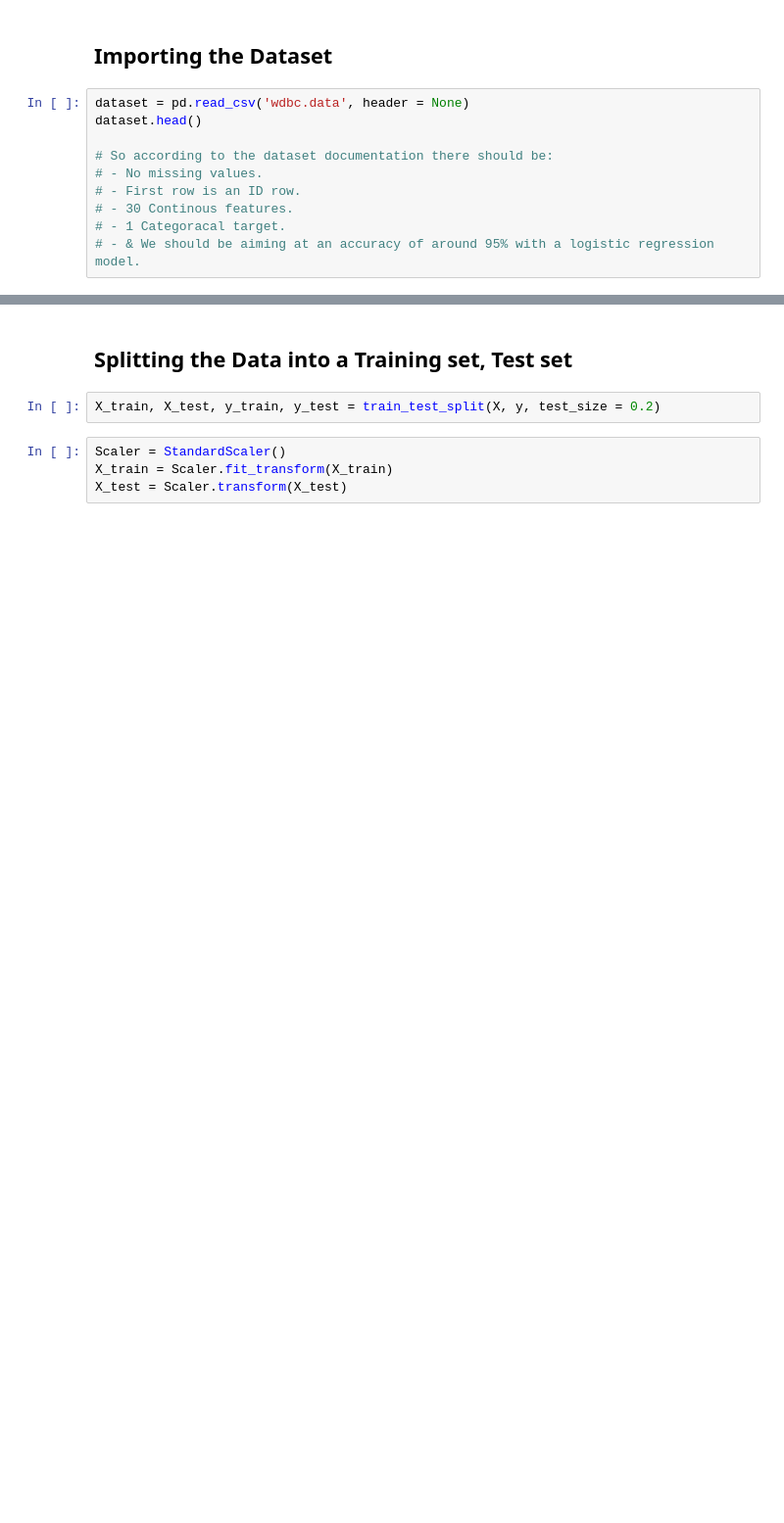
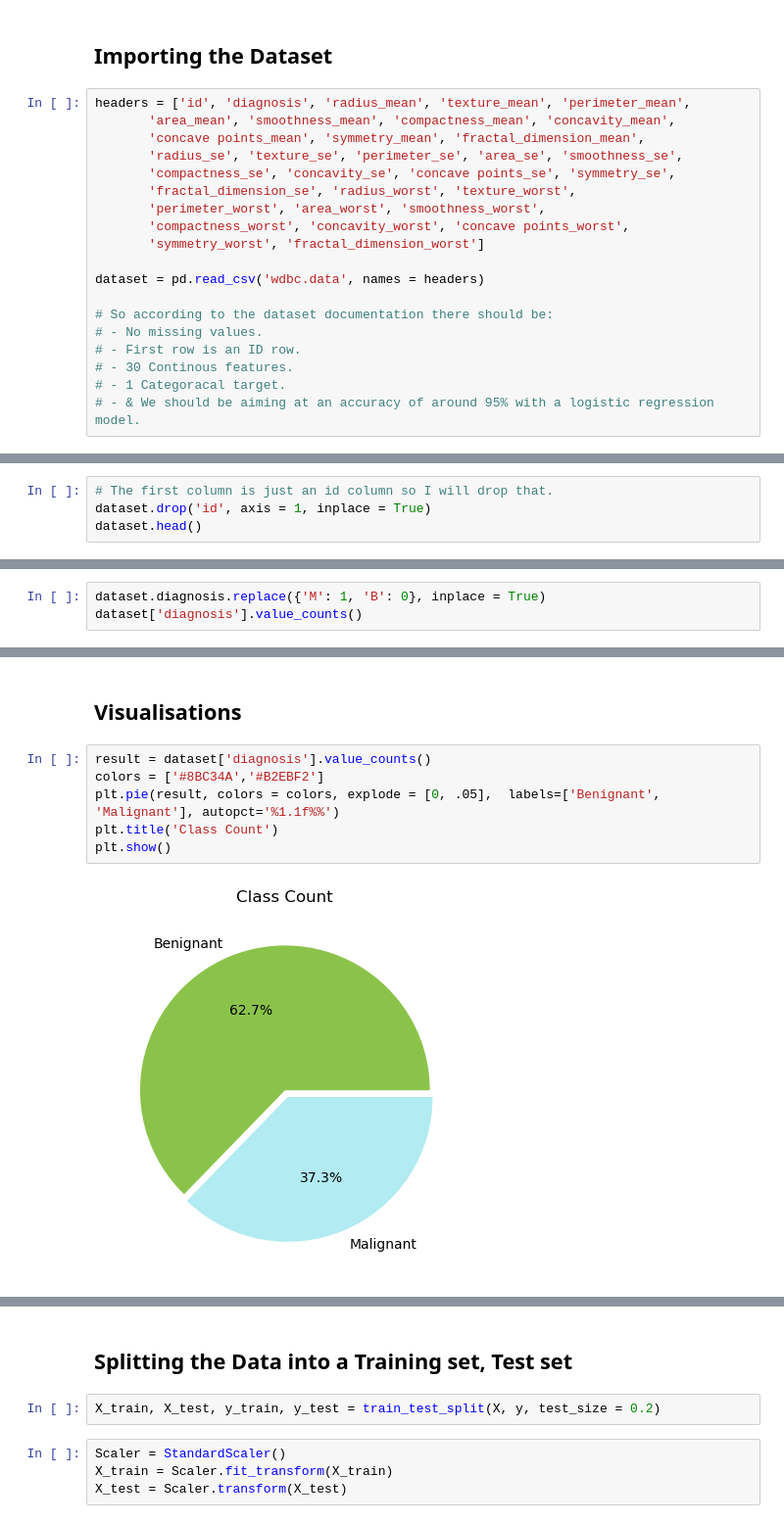
Before and after one commit to PimeTandas/machine-learning-courses-and-notes, a Jupyter notebook: Logistic Regression for Breast Cancer Classification/Logistic Regression for Breast Cancer Classification.ipynb, the cells around one changed output, grey strips where cells are left out. Shown: that part at 98% size. Cells and saved outputs as stored; diff of their text form; blank space fills up the shorter version.

```diff
--- a/Logistic Regression for Breast Cancer Classification/Logistic Regression for Breast Cancer Classification.ipynb
+++ b/Logistic Regression for Breast Cancer Classification/Logistic Regression for Breast Cancer Classification.ipynb
@@ -13,8 +18,17 @@ from sklearn.metrics import accuracy_score, confusion_matrix
 # %% [markdown]
 ## Importing the Dataset
 # %%
-dataset = pd.read_csv('wdbc.data', header = None)
-dataset.head()
+headers = ['id', 'diagnosis', 'radius_mean', 'texture_mean', 'perimeter_mean',
+       'area_mean', 'smoothness_mean', 'compactness_mean', 'concavity_mean',
+       'concave points_mean', 'symmetry_mean', 'fractal_dimension_mean',
+       'radius_se', 'texture_se', 'perimeter_se', 'area_se', 'smoothness_se',
+       'compactness_se', 'concavity_se', 'concave points_se', 'symmetry_se',
+       'fractal_dimension_se', 'radius_worst', 'texture_worst',
+       'perimeter_worst', 'area_worst', 'smoothness_worst',
+       'compactness_worst', 'concavity_worst', 'concave points_worst',
+       'symmetry_worst', 'fractal_dimension_worst']
+
+dataset = pd.read_csv('wdbc.data', names = headers)
 
 # So according to the dataset documentation there should be:
 # - No missing values.
@@ -32,0 +51,4 @@ dataset.head()
+# %%
+# The first column is just an id column so I will drop that.
+dataset.drop('id', axis = 1, inplace = True)
+dataset.head()
@@ -32,0 +130,3 @@ dataset.head()
+# %%
+dataset.diagnosis.replace({'M': 1, 'B': 0}, inplace = True)
+dataset['diagnosis'].value_counts()
@@ -32,0 +138,10 @@ dataset.head()
+# %% [markdown]
+## Visualisations
+# %%
+result = dataset['diagnosis'].value_counts()
+colors = ['#8BC34A','#B2EBF2']
+plt.pie(result, colors = colors, explode = [0, .05],  labels=['Benignant', 'Malignant'], autopct='%1.1f%%')
+plt.title('Class Count')
+plt.show()
+# %% [output]
+[figure, added]
```
Also changed, not shown: parts of 28 cells of this notebook.
